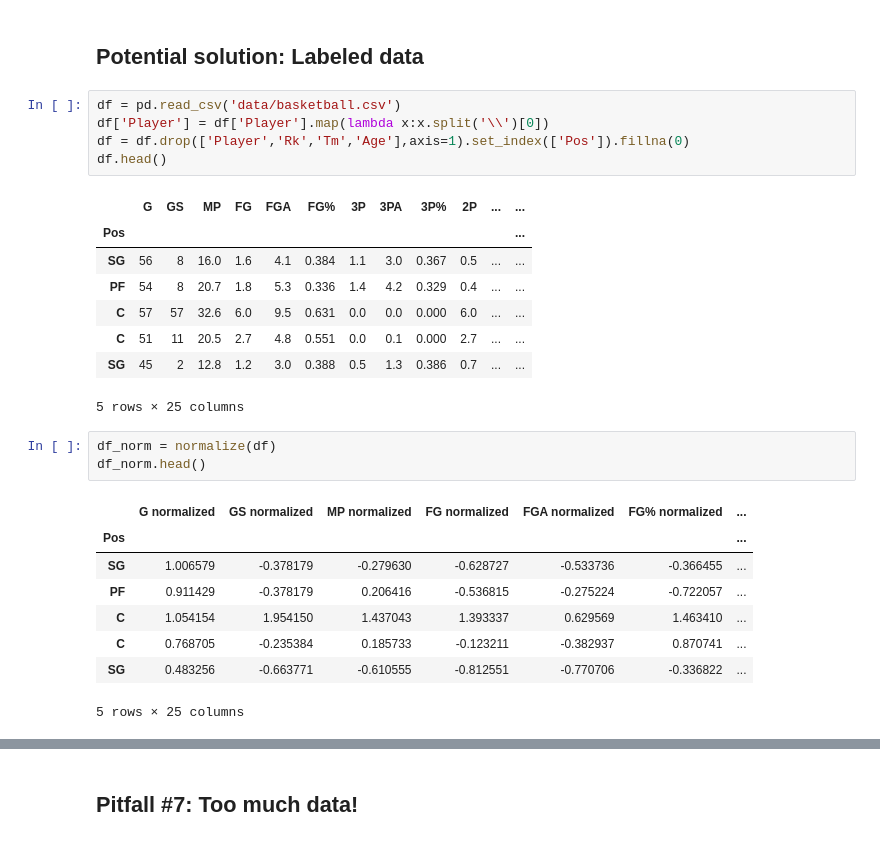
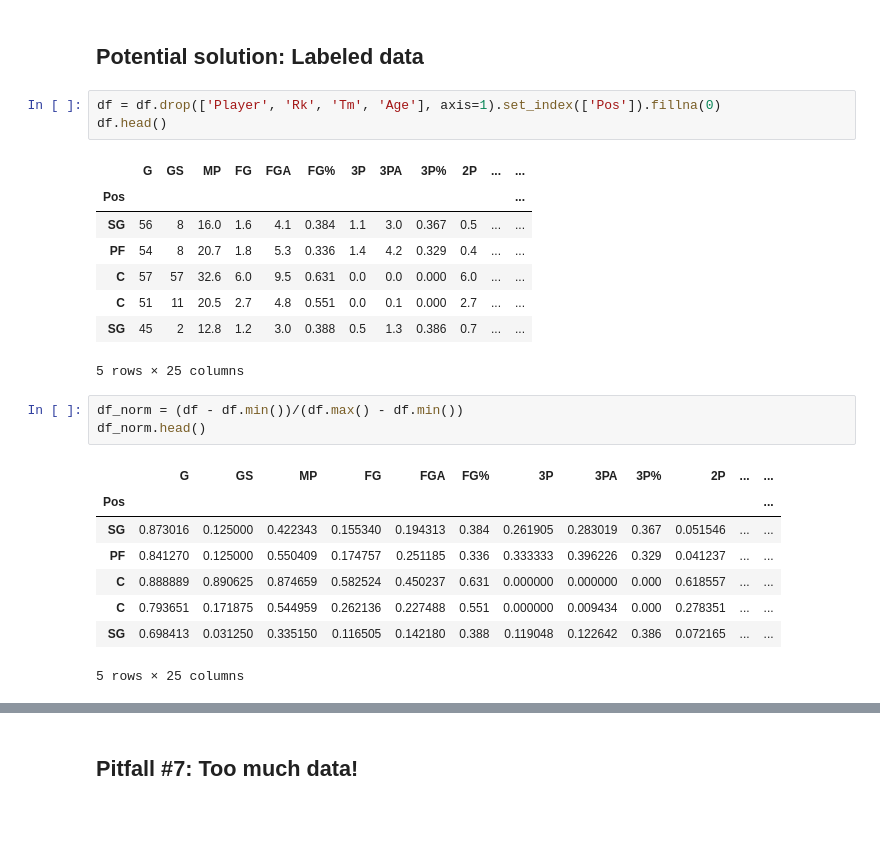
Before and after one commit to rgerkin/dacn-lectures, a Jupyter notebook: dimensionality-reduction-pitfalls.ipynb, the cells around one changed output, grey strips where cells are left out. Cells and saved outputs as stored; diff of their text form.

```diff
--- a/dimensionality-reduction-pitfalls.ipynb
+++ b/dimensionality-reduction-pitfalls.ipynb
@@ -317,9 +315,7 @@ df.head()
 # %% [markdown]
 ## Potential solution: Labeled data
 # %%
-df = pd.read_csv('data/basketball.csv')
-df['Player'] = df['Player'].map(lambda x:x.split('\\')[0])
-df = df.drop(['Player','Rk','Tm','Age'],axis=1).set_index(['Pos']).fillna(0)
+df = df.drop(['Player', 'Rk', 'Tm', 'Age'], axis=1).set_index(['Pos']).fillna(0)
 df.head()
 # %% [output]
 |  | G | GS | MP | FG | FGA | FG% | 3P | 3PA | 3P% | 2P | ... | ... |
@@ -331,15 +327,15 @@ df.head()
 | SG | 45 | 2 | 12.8 | 1.2 | 3.0 | 0.388 | 0.5 | 1.3 | 0.386 | 0.7 | ... | ... |
 5 rows × 25 columns
 # %%
-df_norm = normalize(df)
+df_norm = (df - df.min())/(df.max() - df.min())
 df_norm.head()
 # %% [output]
-|  | G normalized | GS normalized | MP normalized | FG normalized | FGA normalized | FG% normalized | ... |
-| Pos |  |  |  |  |  |  | ... |
-| SG | 1.006579 | -0.378179 | -0.279630 | -0.628727 | -0.533736 | -0.366455 | ... |
-| PF | 0.911429 | -0.378179 | 0.206416 | -0.536815 | -0.275224 | -0.722057 | ... |
-| C | 1.054154 | 1.954150 | 1.437043 | 1.393337 | 0.629569 | 1.463410 | ... |
-| C | 0.768705 | -0.235384 | 0.185733 | -0.123211 | -0.382937 | 0.870741 | ... |
-| SG | 0.483256 | -0.663771 | -0.610555 | -0.812551 | -0.770706 | -0.336822 | ... |
+|  | G | GS | MP | FG | FGA | FG% | 3P | 3PA | 3P% | 2P | ... | ... |
+| Pos |  |  |  |  |  |  |  |  |  |  |  | ... |
+| SG | 0.873016 | 0.125000 | 0.422343 | 0.155340 | 0.194313 | 0.384 | 0.261905 | 0.283019 | 0.367 | 0.051546 | ... | ... |
+| PF | 0.841270 | 0.125000 | 0.550409 | 0.174757 | 0.251185 | 0.336 | 0.333333 | 0.396226 | 0.329 | 0.041237 | ... | ... |
+| C | 0.888889 | 0.890625 | 0.874659 | 0.582524 | 0.450237 | 0.631 | 0.000000 | 0.000000 | 0.000 | 0.618557 | ... | ... |
+| C | 0.793651 | 0.171875 | 0.544959 | 0.262136 | 0.227488 | 0.551 | 0.000000 | 0.009434 | 0.000 | 0.278351 | ... | ... |
+| SG | 0.698413 | 0.031250 | 0.335150 | 0.116505 | 0.142180 | 0.388 | 0.119048 | 0.122642 | 0.386 | 0.072165 | ... | ... |
 5 rows × 25 columns
 # %%
```
Also changed, not shown: parts of 30 cells of this notebook, 1 other file.
